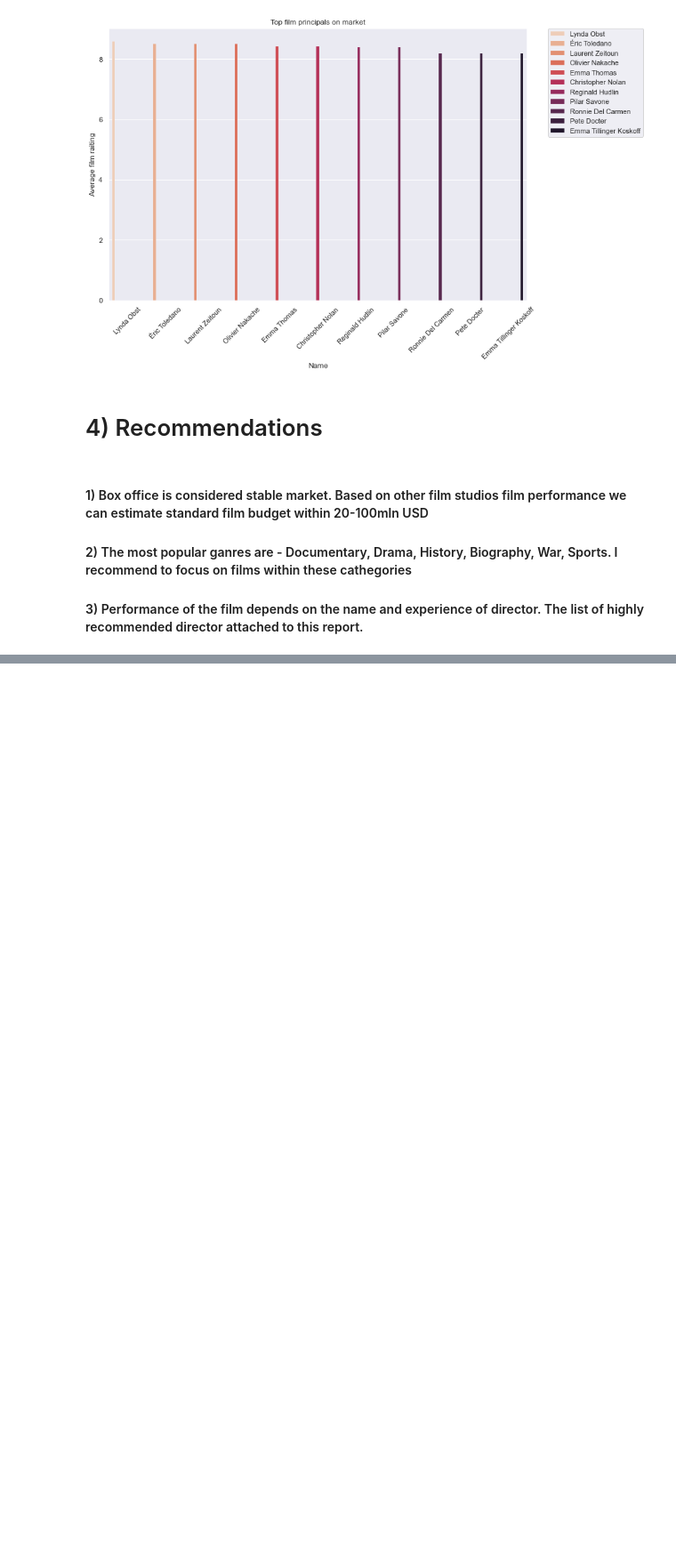
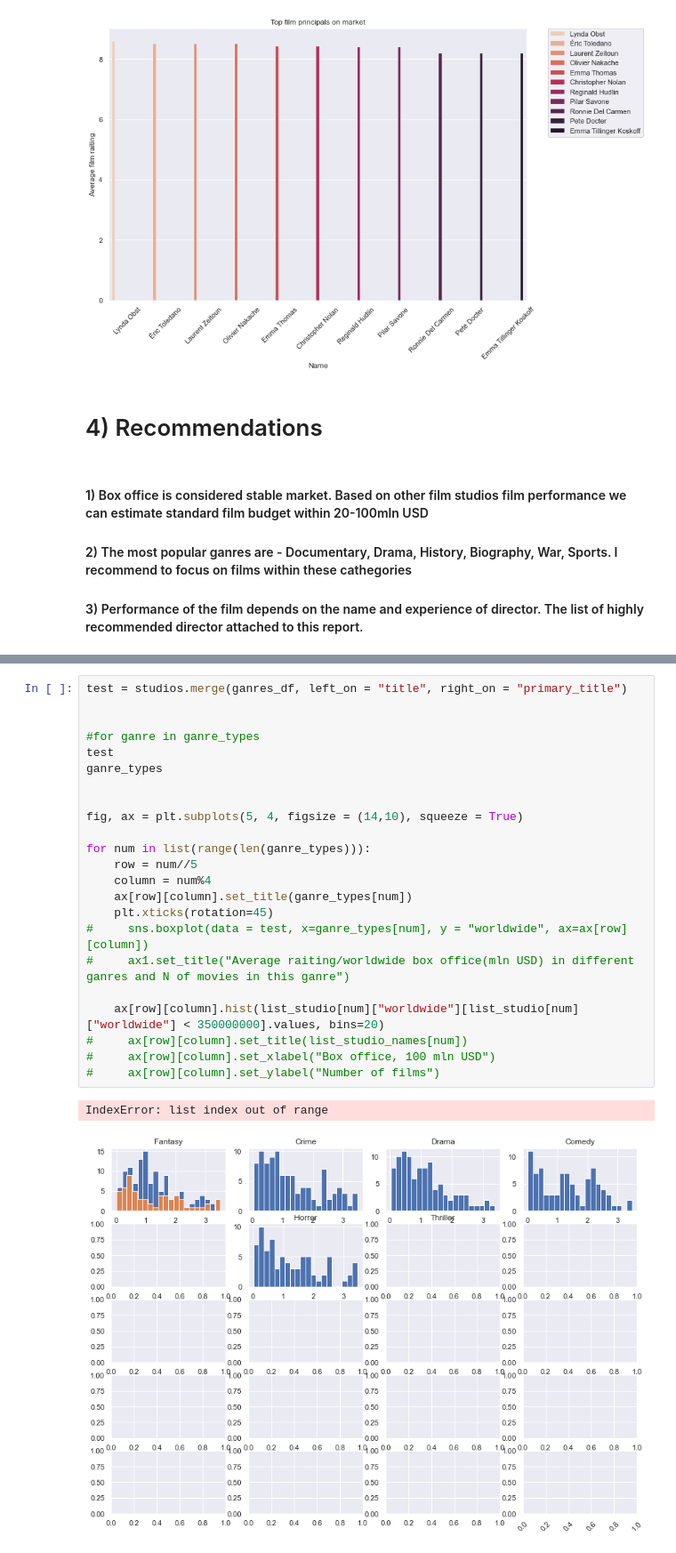
Before and after one commit to 314ka4y/Exploratory_Data_Analysis_project-Movies., a Jupyter notebook: student.ipynb, the cells around one changed output, grey strips where cells are left out. Shown at 89% size. Cells and saved outputs as stored; diff of their text form; blank space fills up the shorter version.

```diff
--- a/student.ipynb
+++ b/student.ipynb
@@ -1088,0 +1127,26 @@ fig.savefig("./Output/Director_raitings.png")
+# %%
+test = studios.merge(ganres_df, left_on = "title", right_on = "primary_title")
+
+
+#for ganre in ganre_types
+test
+ganre_types
+
+
+fig, ax = plt.subplots(5, 4, figsize = (14,10), squeeze = True)
+
+for num in list(range(len(ganre_types))):
+    row = num//5
+    column = num%4
+    ax[row][column].set_title(ganre_types[num])
+    plt.xticks(rotation=45)
+#     sns.boxplot(data = test, x=ganre_types[num], y = "worldwide", ax=ax[row][column])
+#     ax1.set_title("Average raiting/worldwide box office(mln USD) in different ganres and N of movies in this ganre")
+
+    ax[row][column].hist(list_studio[num]["worldwide"][list_studio[num]["worldwide"] < 350000000].values, bins=20)
+#     ax[row][column].set_title(list_studio_names[num])
+#     ax[row][column].set_xlabel("Box office, 100 mln USD")
+#     ax[row][column].set_ylabel("Number of films")
+# %% [output]
+IndexError: list index out of range
+[figure, added]
```
Also changed, not shown: parts of 5 cells of this notebook, 1 other file.
